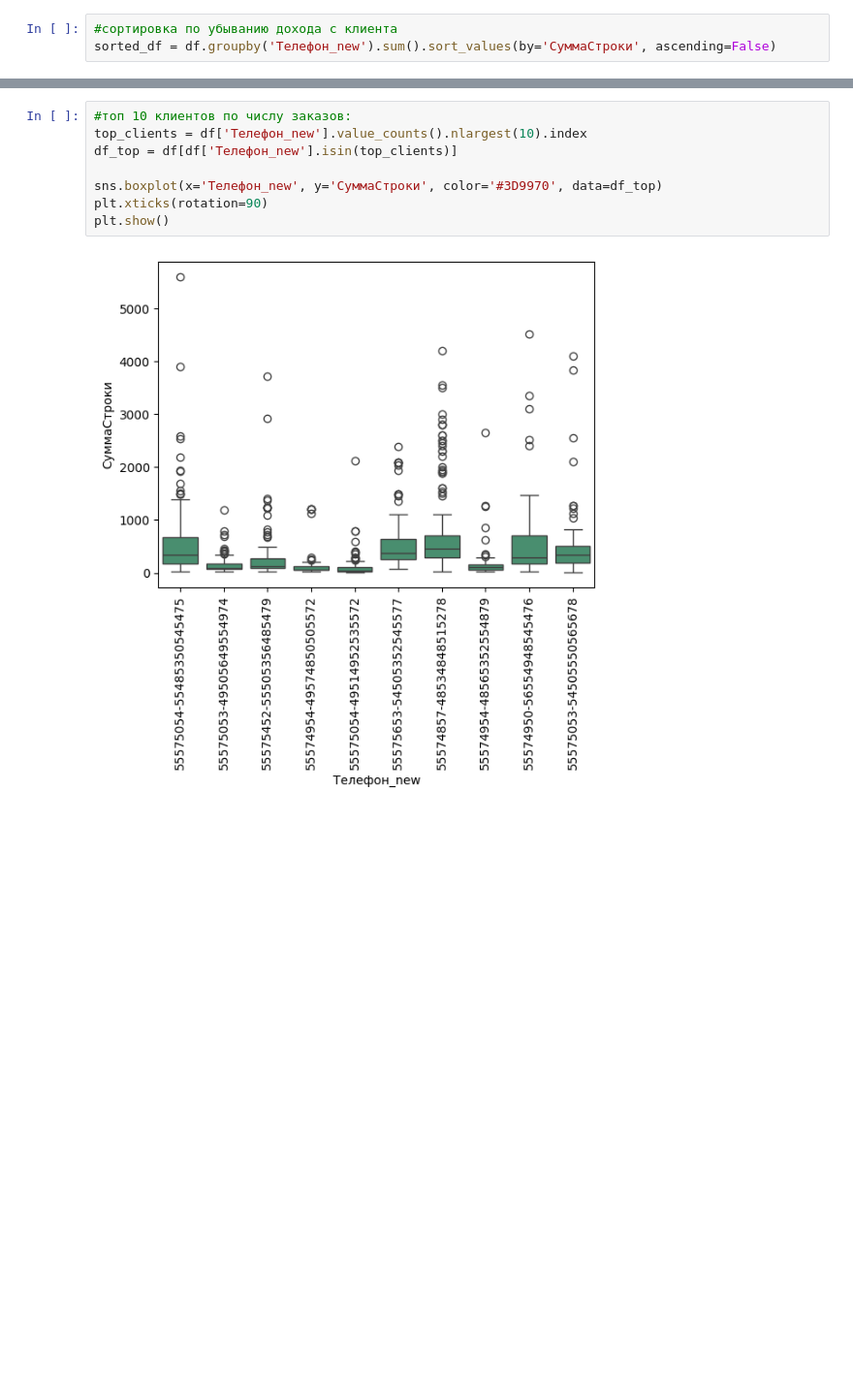
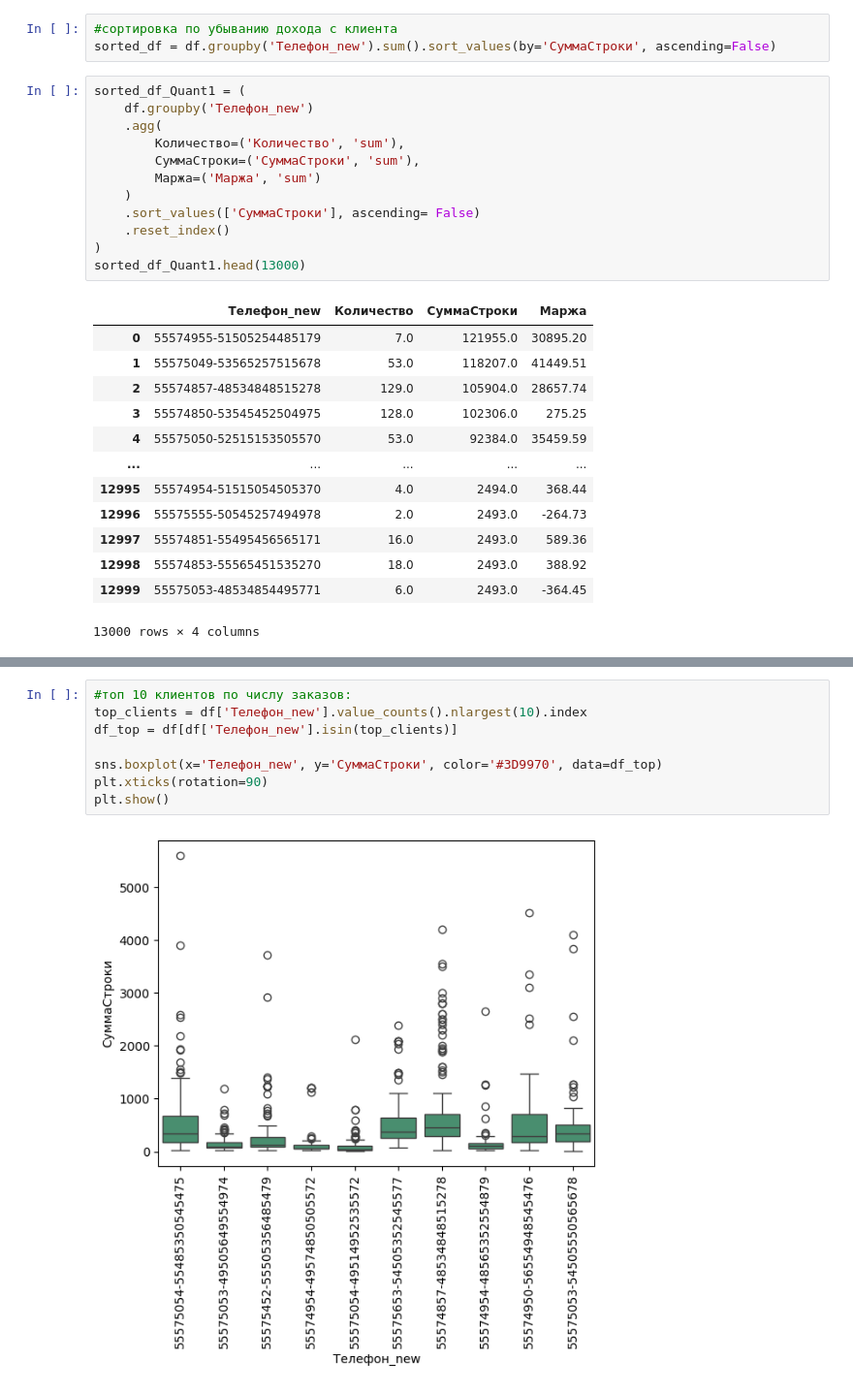
Before and after one commit to danzhukk/project-clusters, a Jupyter notebook: project.ipynb, the cells around one changed output, grey strips where cells are left out. Shown at 97% size. Cells and saved outputs as stored; diff of their text form; blank space fills up the shorter version.

```diff
--- a/project.ipynb
+++ b/project.ipynb
@@ -561,4 +529,30 @@ df.groupby('Телефон_new').sum().head()
 # %%
 #сортировка по убыванию дохода с клиента
 sorted_df = df.groupby('Телефон_new').sum().sort_values(by='СуммаСтроки', ascending=False)
+# %%
+sorted_df_Quant1 = (
+    df.groupby('Телефон_new')
+    .agg(
+        Количество=('Количество', 'sum'),
+        СуммаСтроки=('СуммаСтроки', 'sum'),
+        Маржа=('Маржа', 'sum')
+    )
+    .sort_values(['СуммаСтроки'], ascending= False)
+    .reset_index()
+)
+sorted_df_Quant1.head(13000)
+# %% [output]
+|  | Телефон_new | Количество | СуммаСтроки | Маржа |
+| 0 | 55574955-51505254485179 | 7.0 | 121955.0 | 30895.20 |
+| 1 | 55575049-53565257515678 | 53.0 | 118207.0 | 41449.51 |
+| 2 | 55574857-48534848515278 | 129.0 | 105904.0 | 28657.74 |
+| 3 | 55574850-53545452504975 | 128.0 | 102306.0 | 275.25 |
+| 4 | 55575050-52515153505570 | 53.0 | 92384.0 | 35459.59 |
+| ... | ... | ... | ... | ... |
+| 12995 | 55574954-51515054505370 | 4.0 | 2494.0 | 368.44 |
+| 12996 | 55575555-50545257494978 | 2.0 | 2493.0 | -264.73 |
+| 12997 | 55574851-55495456565171 | 16.0 | 2493.0 | 589.36 |
+| 12998 | 55574853-55565451535270 | 18.0 | 2493.0 | 388.92 |
+| 12999 | 55575053-48534854495771 | 6.0 | 2493.0 | -364.45 |
+13000 rows × 4 columns
 # %%
```
Also changed, not shown: parts of 31 cells of this notebook.
